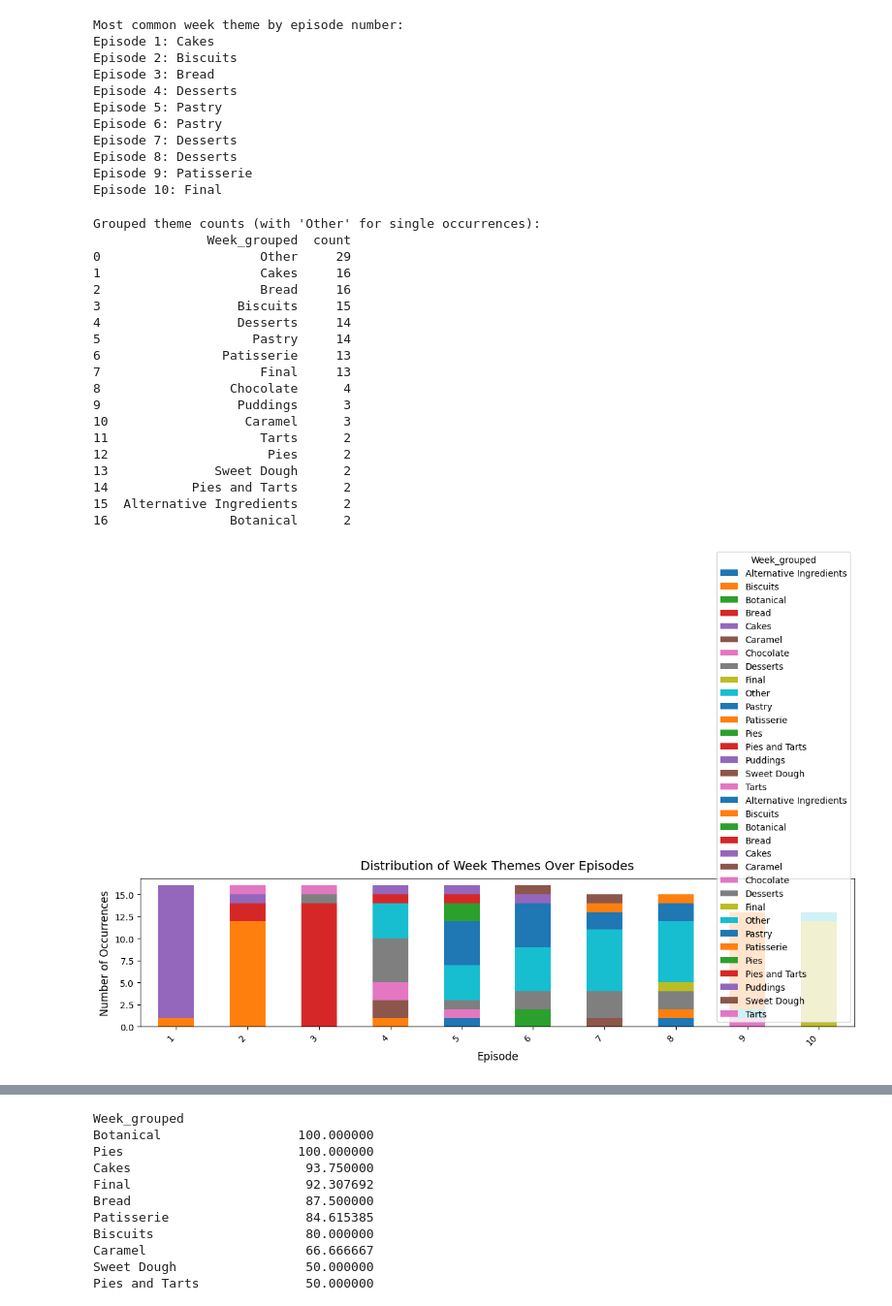
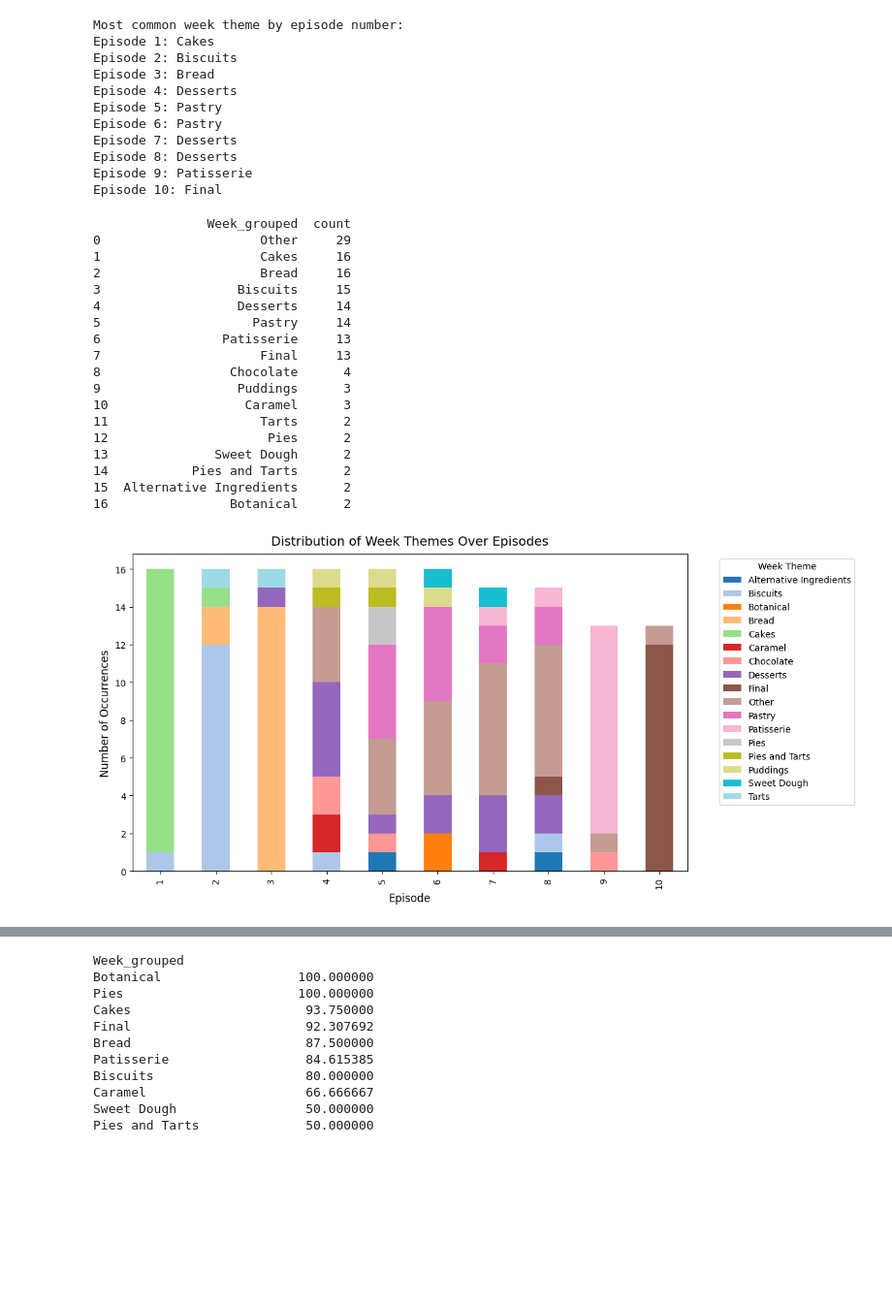
Before and after one commit to laurencosgrove/bake-off, a Jupyter notebook: analysis.ipynb, the cells around one changed output, grey strips where cells are left out. Shown at 97% size. Cells and saved outputs as stored; diff of their text form; code cells hidden in the pictures; blank space fills up the shorter version.

Commit message:
graph update

```diff
--- a/analysis.ipynb
+++ b/analysis.ipynb
@@ -189,23 +189,16 @@ Episode 8: Desserts
 Episode 9: Patisserie
 Episode 10: Final
 # %%
-# Get counts for each theme
 theme_counts = df['Week'].value_counts().reset_index()
 theme_counts.columns = ['Week', 'count']
 
-
-# Now, replace any themes that only appear once with 'Other'
-# (This modifies your main DataFrame, not just the summary)
 df['Week_grouped'] = df['Week'].apply(lambda x: x if df['Week'].value_counts()[x] > 1 else 'Other')
 
-# If you want to re-check the grouped counts:
 grouped_counts = df['Week_grouped'].value_counts().reset_index()
 grouped_counts.columns = ['Week_grouped', 'count']
 
-print("\nGrouped theme counts (with 'Other' for single occurrences):")
 print(grouped_counts)
 # %% [output]
-Grouped theme counts (with 'Other' for single occurrences):
                Week_grouped  count
 0                     Other     29
 1                     Cakes     16
@@ -227,21 +220,26 @@ Grouped theme counts (with 'Other' for single occurrences):
 # %%
 df['Week_grouped'] = df['Week'].apply(lambda x: x if df['Week'].value_counts()[x] > 1 else 'Other')
 
 # Group by episode and the grouped theme
 theme_counts = df.groupby(['Episode', 'Week_grouped']).size().unstack(fill_value=0)
 
 # Plot
 plt.figure(figsize=(12, 6))
-theme_counts.plot(kind='bar', stacked=True, ax=plt.gca())
+theme_counts.plot(
+    kind='bar',
+    stacked=True,
+    ax=plt.gca(),
+    colormap='tab20'
+)
 
 plt.title('Distribution of Week Themes Over Episodes', fontsize=14, pad=10)
 plt.xlabel('Episode', fontsize=12)
 plt.ylabel('Number of Occurrences', fontsize=12)
 plt.legend(title='Week Theme', bbox_to_anchor=(1.05, 1), loc='upper left')
 plt.tight_layout()
 plt.show()
 # %% [output]
-[figure, old version]
+[figure, new version]
 # %%
 # most common theme for quarter finals and semi finals
 quarter_finals = df[df['Label'] == 'Quarter-Final']
```
Also changed, not shown: parts of 1 cell of this notebook.
